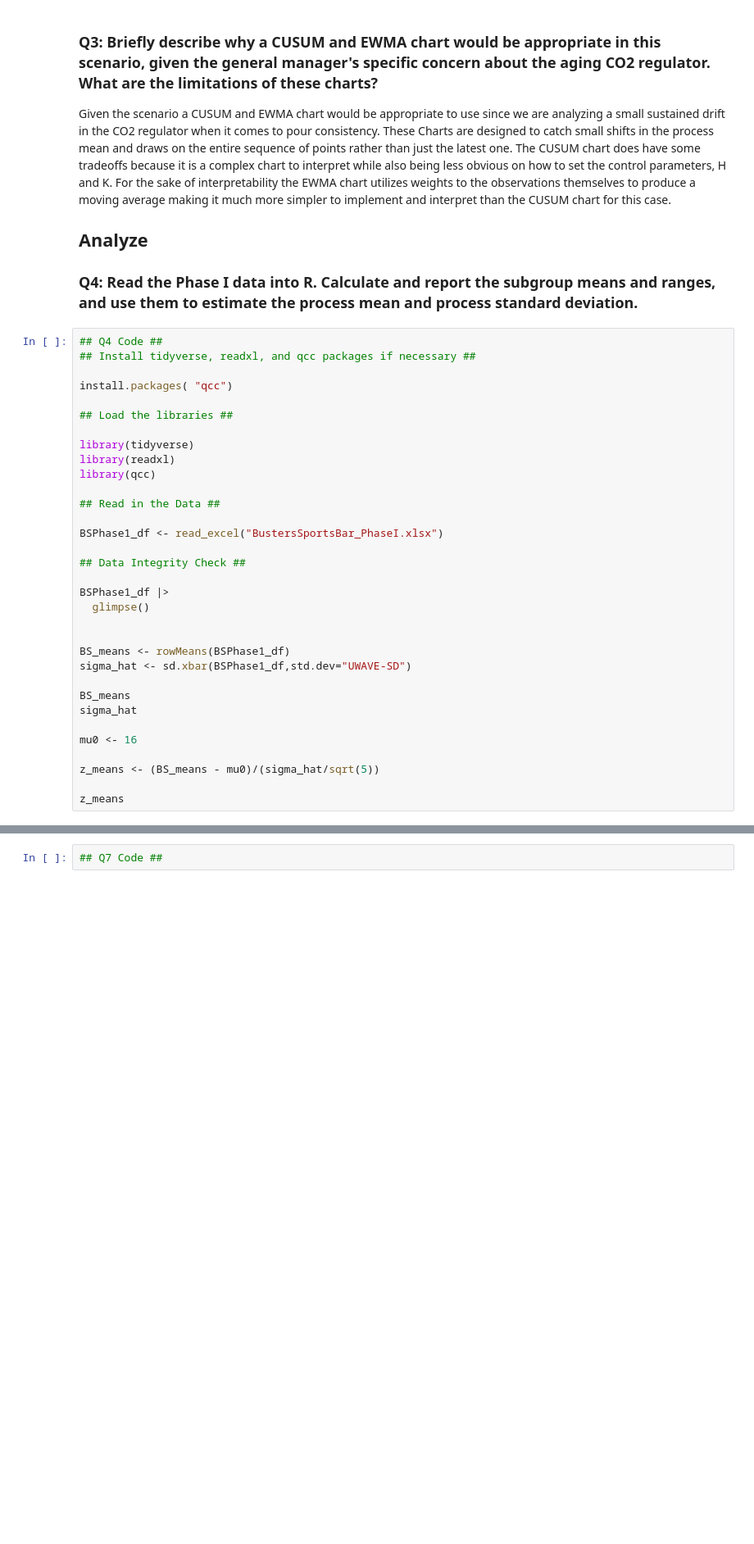
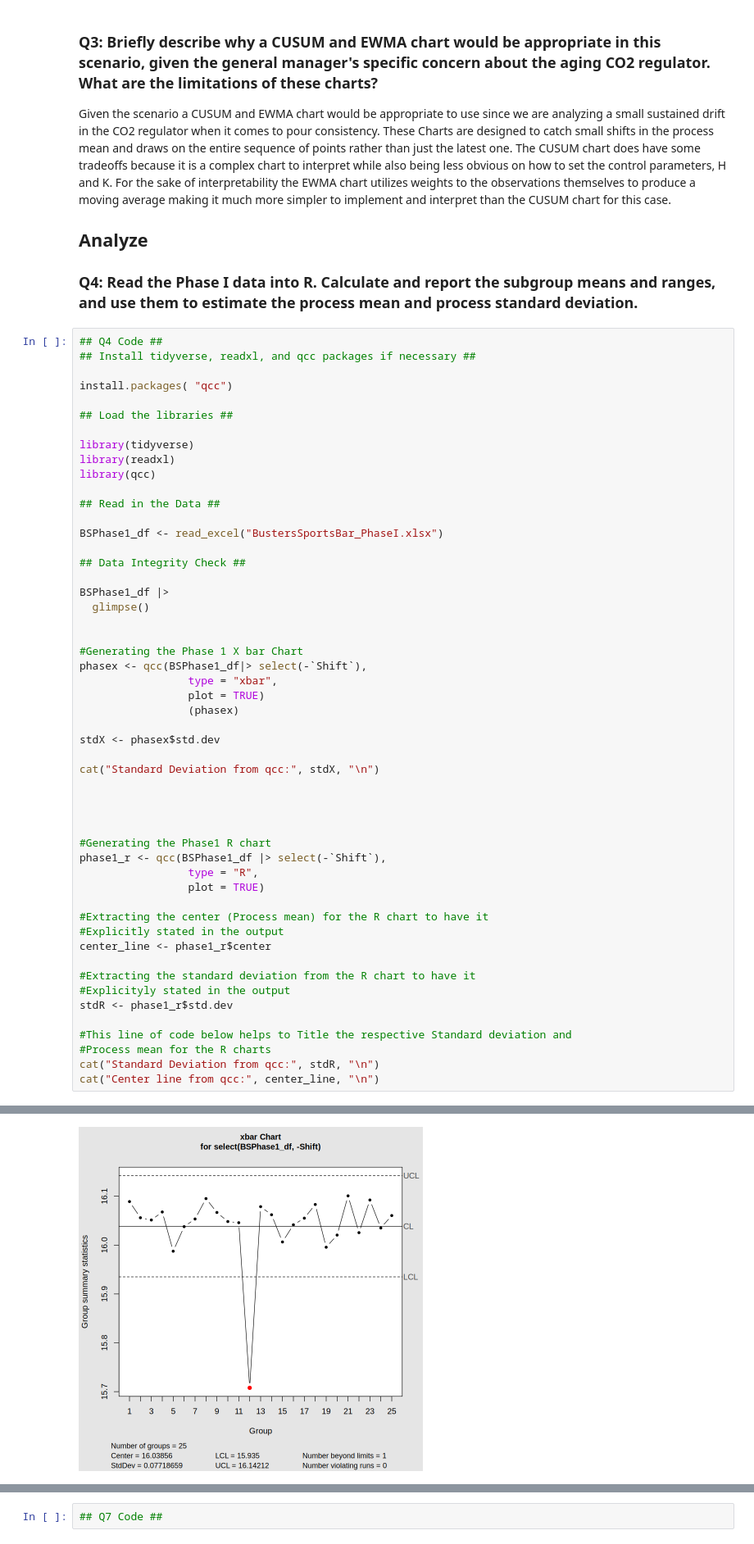
Before and after one commit to DesyneMartinez/STAT-7110-Quality-Control, a Jupyter notebook: Assignments/HW2/STAT-7110-HW2.ipynb, the cells around one changed output, grey strips where cells are left out. Shown at 82% size. Drawn from its saved outputs; the diff is of its cells as text; blank space fills up the shorter version.

```diff
--- a/Assignments/HW2/STAT-7110-HW2.ipynb
+++ b/Assignments/HW2/STAT-7110-HW2.ipynb
@@ -88,17 +88,36 @@ BSPhase1_df |>
   glimpse()
 
 
-BS_means <- rowMeans(BSPhase1_df)
-sigma_hat <- sd.xbar(BSPhase1_df,std.dev="UWAVE-SD")
+#Generating the Phase 1 X bar Chart
+phasex <- qcc(BSPhase1_df|> select(-`Shift`),
+                 type = "xbar",
+                 plot = TRUE)
+                 (phasex)
 
-BS_means
-sigma_hat
+stdX <- phasex$std.dev
 
-mu0 <- 16
+cat("Standard Deviation from qcc:", stdX, "\n")
 
-z_means <- (BS_means - mu0)/(sigma_hat/sqrt(5))
 
-z_means
+
+
+#Generating the Phase1 R chart
+phase1_r <- qcc(BSPhase1_df |> select(-`Shift`),
+                 type = "R",
+                 plot = TRUE)
+
+#Extracting the center (Process mean) for the R chart to have it
+#Explicitly stated in the output
+center_line <- phase1_r$center
+
+#Extracting the standard deviation from the R chart to have it
+#Explicityly stated in the output
+stdR <- phase1_r$std.dev
+
+#This line of code below helps to Title the respective Standard deviation and
+#Process mean for the R charts
+cat("Standard Deviation from qcc:", stdR, "\n")
+cat("Center line from qcc:", center_line, "\n")
 # %% [output]
 Installing package into ‘/usr/local/lib/R/site-library’
 (as ‘lib’ is unspecified)
@@ -117,0 +149 @@ $ Pour5 <dbl> 16.0762, 16.0499, 16.0694, 16.0306, 15.9968, 16.0919, 16.0022, 1
+[figure, added]
```
Also changed, not shown: parts of 3 cells of this notebook.
